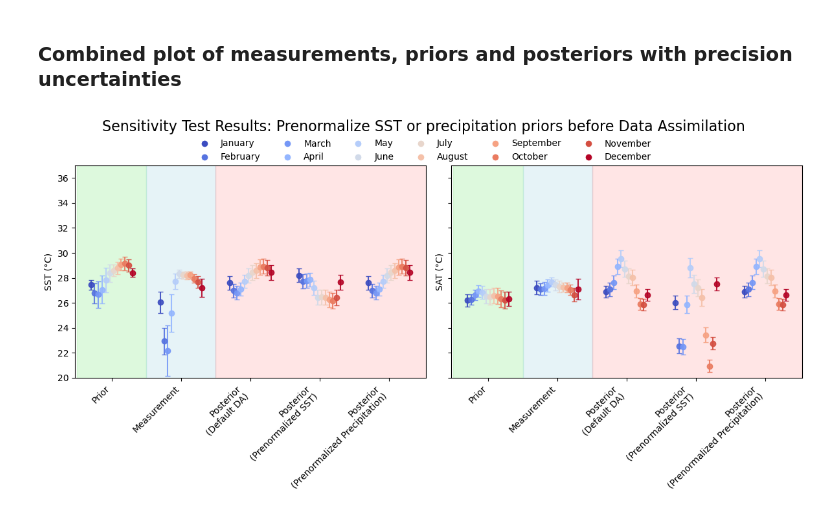
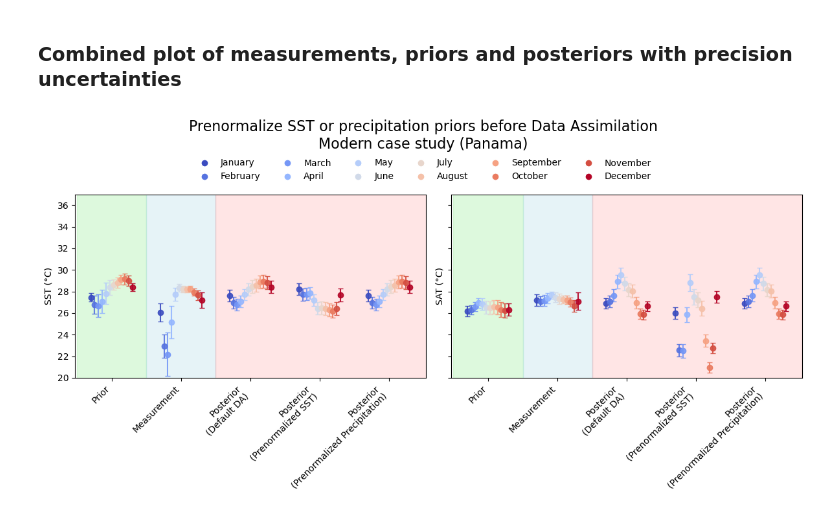
Before and after one commit to nielsjdewinter/SeasonalDA_script, a Jupyter notebook: Seasonal_DA_Modern_Panama_SST_SAT_SSS_precip_SST_PRECIP_PRENORM_plot.ipynb, the cells around one changed output. Cells and saved outputs as stored; diff of their text form; code cells hidden in the pictures.

```diff
--- a/Seasonal_DA_Modern_Panama_SST_SAT_SSS_precip_SST_PRECIP_PRENORM_plot.ipynb
+++ b/Seasonal_DA_Modern_Panama_SST_SAT_SSS_precip_SST_PRECIP_PRENORM_plot.ipynb
@@ -143,34 +143,34 @@ ax3.add_patch(
 # Add light blue rectangle to highlight measurement
 ax3.add_patch(
     Rectangle(
         (0.5, ax3.get_ylim()[0]),  # (x,y)
         1,                          # width
         ax3.get_ylim()[1] - ax3.get_ylim()[0],  # height
         color='lightblue',
         alpha=0.3,
     )
 )
 # Add light red rectangle to highlight posteriors
 ax3.add_patch(
     Rectangle(
         (1.5, ax3.get_ylim()[0]),  # (x,y)
         4,         # width
         ax3.get_ylim()[1] - ax3.get_ylim()[0],  # height
         color='red',
         alpha=0.1,
     )
 )
 ax3.set_xticks(x)
 ax3.set_xticklabels(xlabels, rotation=45, ha="right")
 ax3.set_ylabel("SAT (°C)")
 
 # build shared legend (ordered according to legend_labels)
 proxy_handles = [Line2D([0], [0], marker='o', color='w', markerfacecolor=colors[i], markersize=8, linestyle='')
                  for i in range(len(legend_labels))]
-fig.legend(proxy_handles, legend_labels, loc="upper center", bbox_to_anchor=(0.5, 0.95), ncol=6, frameon=False)
+fig.legend(proxy_handles, legend_labels, loc="upper center", bbox_to_anchor=(0.5, 0.9), ncol=6, frameon=False)
 
-plt.suptitle('Sensitivity Test Results: Prenormalize SST or precipitation priors before Data Assimilation', fontsize=16)
-plt.tight_layout(rect=[0, 0, 1, 0.95])
+plt.suptitle('Prenormalize SST or precipitation priors before Data Assimilation\nModern case study (Panama)', fontsize=16)
+plt.tight_layout(rect=[0, 0, 1, 0.92])
 plt.show()
 # %% [output]
-[figure, old version]
+[figure, new version]
```
Also changed, not shown: 3 other files.
